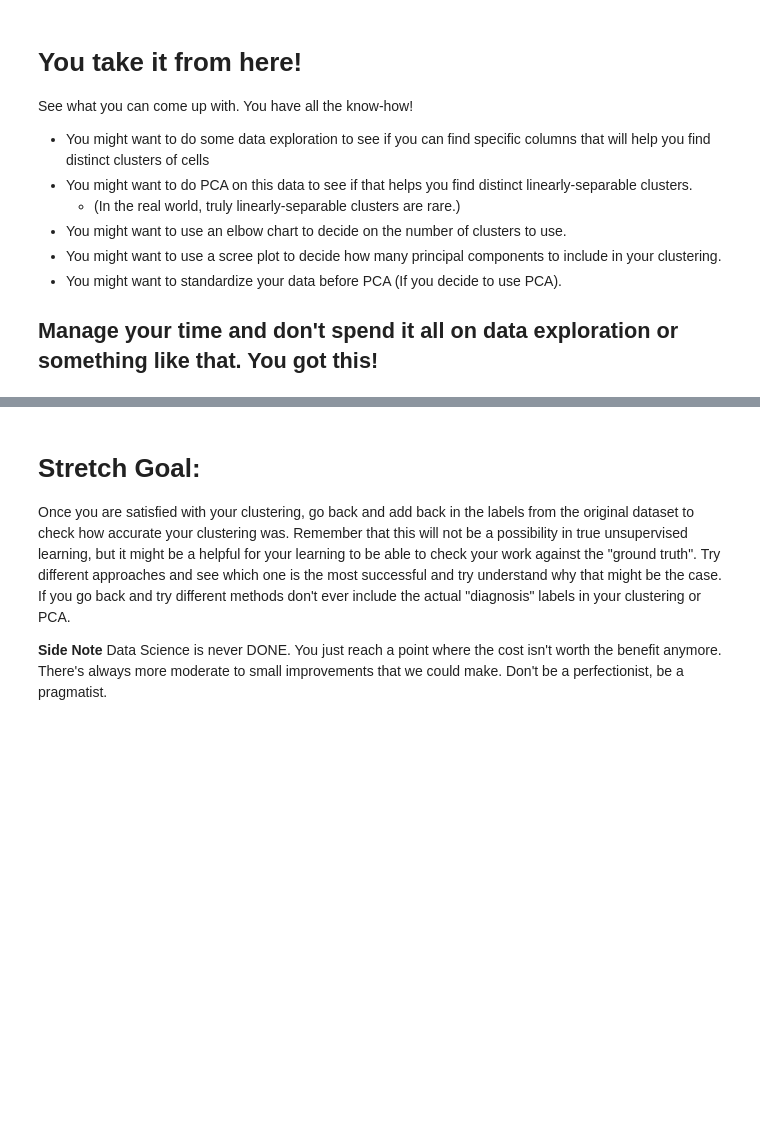
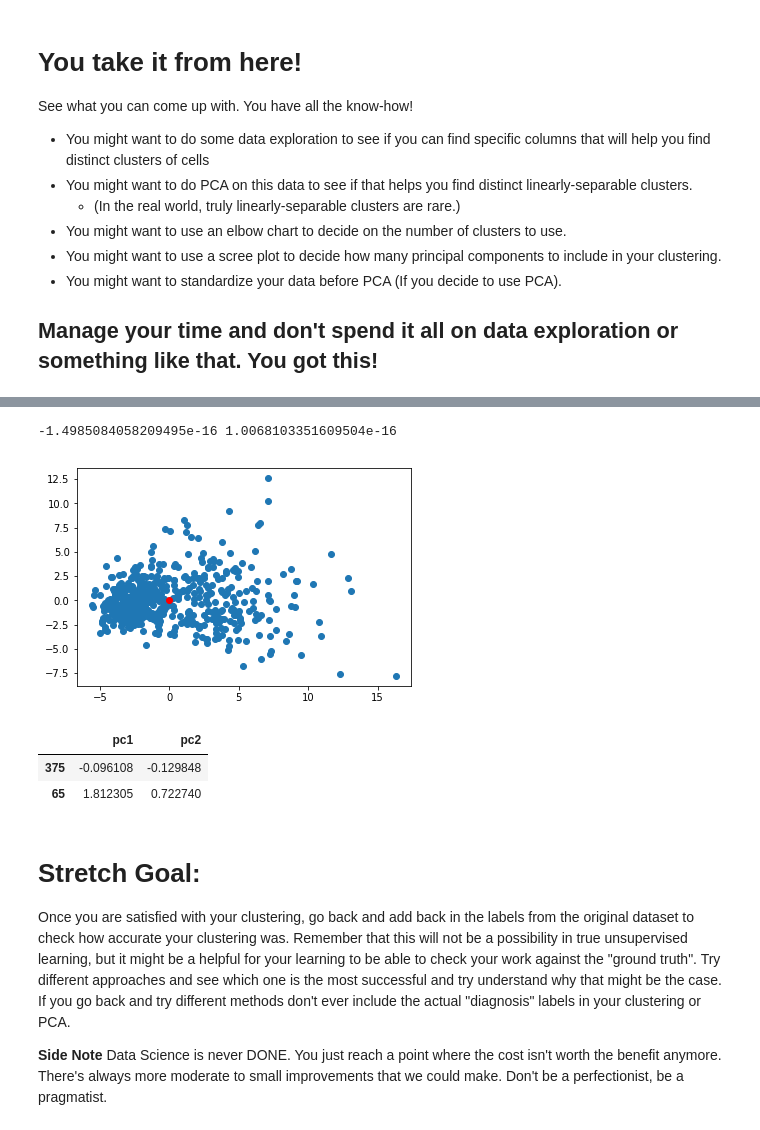
Before and after one commit to bloominstituteoftechnology/DS-Unit-1-Sprint-4-Linear-Algebra, a Jupyter notebook: module4-clustering/Cell_Clustering_Assignment.ipynb, the cells around one changed output, grey strips where cells are left out. Saved outputs shown, nothing was run; the diff lists cells and outputs as text; code cells hidden in the pictures; blank space fills up the shorter version.

```diff
--- a/module4-clustering/Cell_Clustering_Assignment.ipynb
+++ b/module4-clustering/Cell_Clustering_Assignment.ipynb
@@ -65,3 +91,26 @@ See what you can come up with. You have all the know-how!
+# %%
+# Calculate the centroid of the entire dataset (only for demonstration purposes)
+dataset_centroid_x = principalDf['pc1'].mean()
+dataset_centroid_y = principalDf['pc2'].mean()
+
+print(dataset_centroid_x, dataset_centroid_y)
+# %% [output]
+-1.4985084058209495e-16 1.0068103351609504e-16
+# %%
+ax.plot(principalDf['pc1'], principalDf['pc2'] )
+ax = plt.subplot(1,1,1)
+ax.scatter(principalDf['pc1'],principalDf['pc2'])
+ax.plot(dataset_centroid_x, dataset_centroid_y, "or")
+plt.show()
+# %% [output]
+[figure, added]
+# %%
+centroids = principalDf.sample(2)
+centroids.head()
+# %% [output]
+|  | pc1 | pc2 |
+| 375 | -0.096108 | -0.129848 |
+| 65 | 1.812305 | 0.722740 |
 # %% [markdown]
 # Stretch Goal:
 
```
Also changed, not shown: parts of 12 cells of this notebook.
